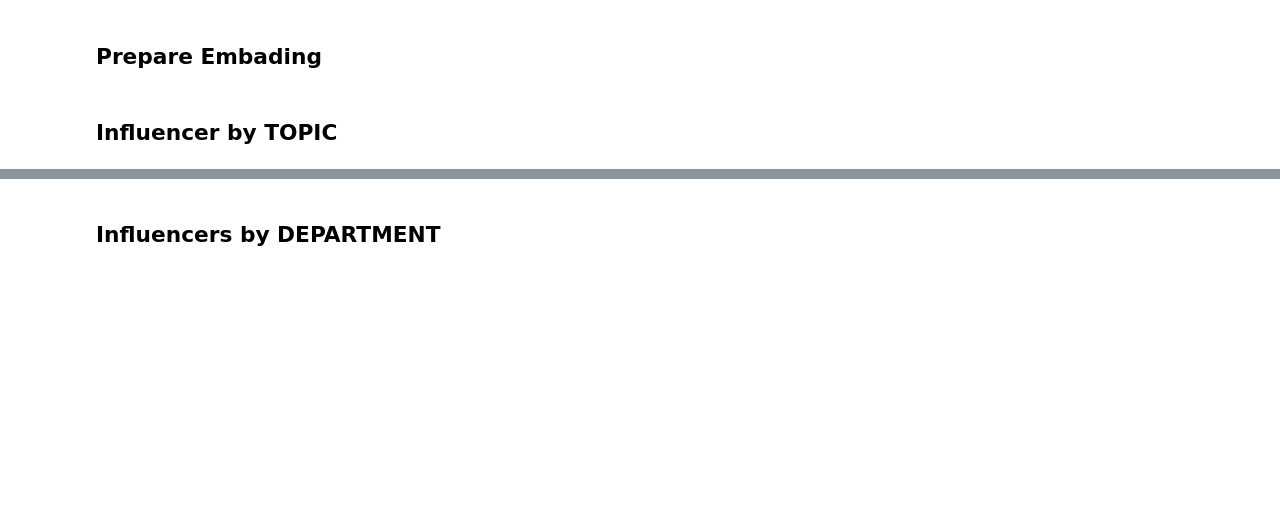
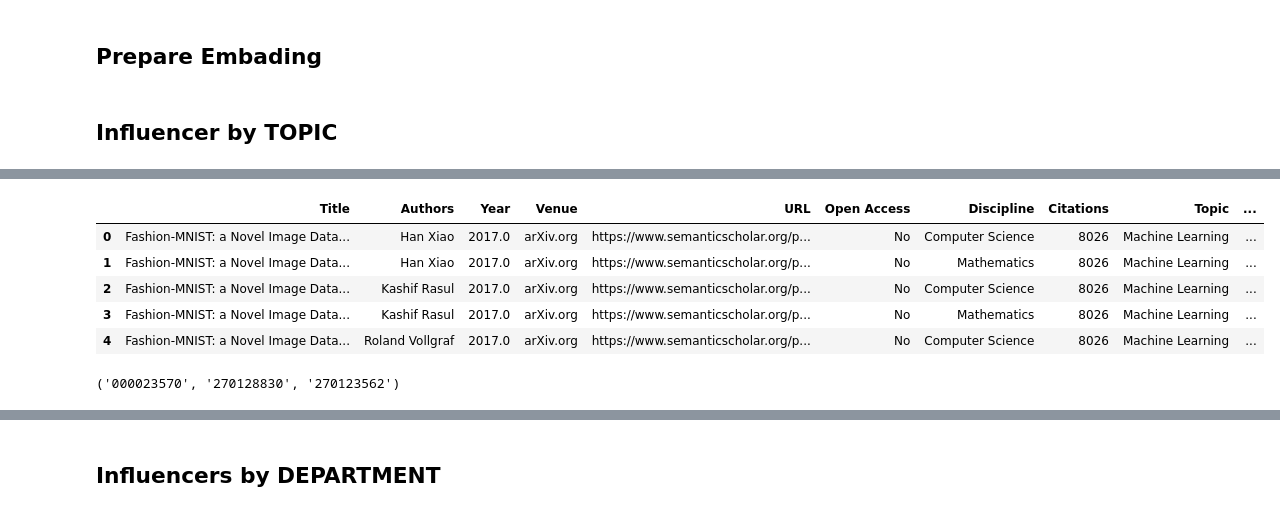
Before and after one commit to mahadyRayhan/Knowledge-Graph-RAG, a Jupyter notebook: PI_ranking.ipynb, the cells around one changed output, grey strips where cells are left out. Saved outputs shown, nothing was run; the diff lists cells and outputs as text; code cells hidden in the pictures; blank space fills up the shorter version.

```diff
--- a/PI_ranking.ipynb
+++ b/PI_ranking.ipynb
@@ -871,0 +1100,13 @@ Formatting influencer data for PI IDs: ['269757420', '000166285', '269951871', '
+# %%
+scholar_data.head(5)
+# %% [output]
+|  | Title | Authors | Year | Venue | URL | Open Access | Discipline | Citations | Topic | ... |
+| 0 | Fashion-MNIST: a Novel Image Data... | Han Xiao | 2017.0 | arXiv.org | https://www.semanticscholar.org/p... | No | Computer Science | 8026 | Machine Learning | ... |
+| 1 | Fashion-MNIST: a Novel Image Data... | Han Xiao | 2017.0 | arXiv.org | https://www.semanticscholar.org/p... | No | Mathematics | 8026 | Machine Learning | ... |
+| 2 | Fashion-MNIST: a Novel Image Data... | Kashif Rasul | 2017.0 | arXiv.org | https://www.semanticscholar.org/p... | No | Computer Science | 8026 | Machine Learning | ... |
+| 3 | Fashion-MNIST: a Novel Image Data... | Kashif Rasul | 2017.0 | arXiv.org | https://www.semanticscholar.org/p... | No | Mathematics | 8026 | Machine Learning | ... |
+| 4 | Fashion-MNIST: a Novel Image Data... | Roland Vollgraf | 2017.0 | arXiv.org | https://www.semanticscholar.org/p... | No | Computer Science | 8026 | Machine Learning | ... |
+# %%
+min(scholar_data.pi_id), max(scholar_data.pi_id), max(df_combined.pi_id)
+# %% [output]
+('000023570', '270128830', '270123562')
```
Also changed, not shown: parts of 54 cells of this notebook, 13 other files.
